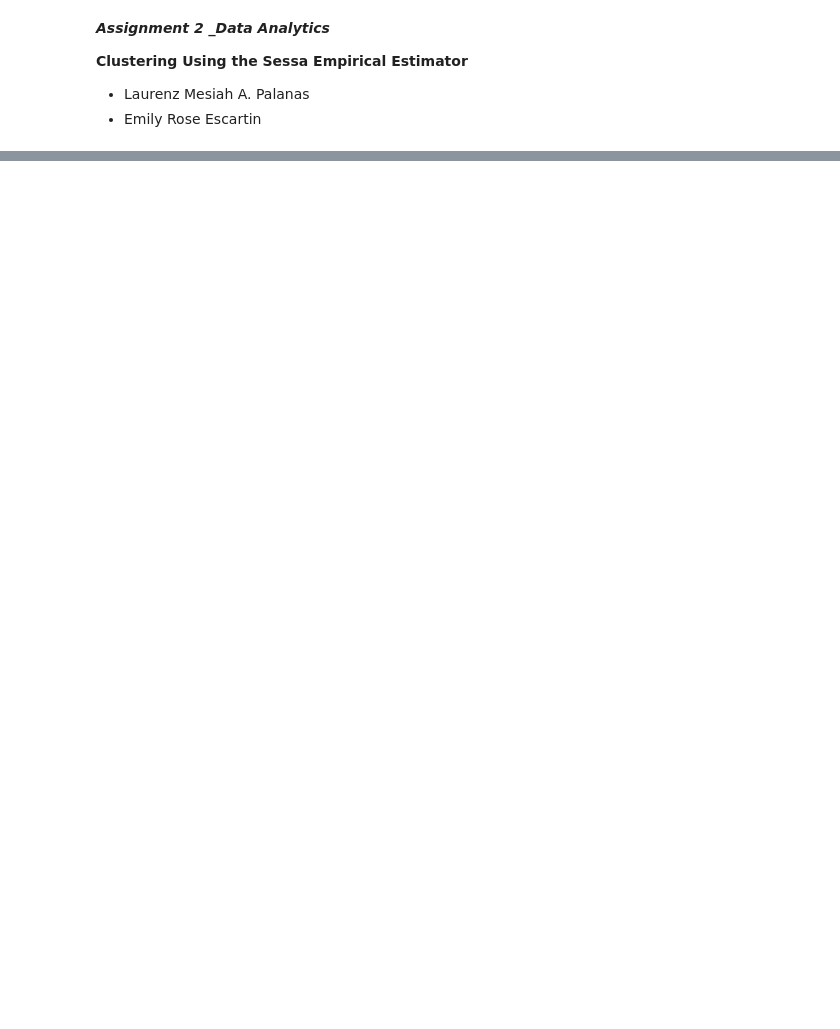
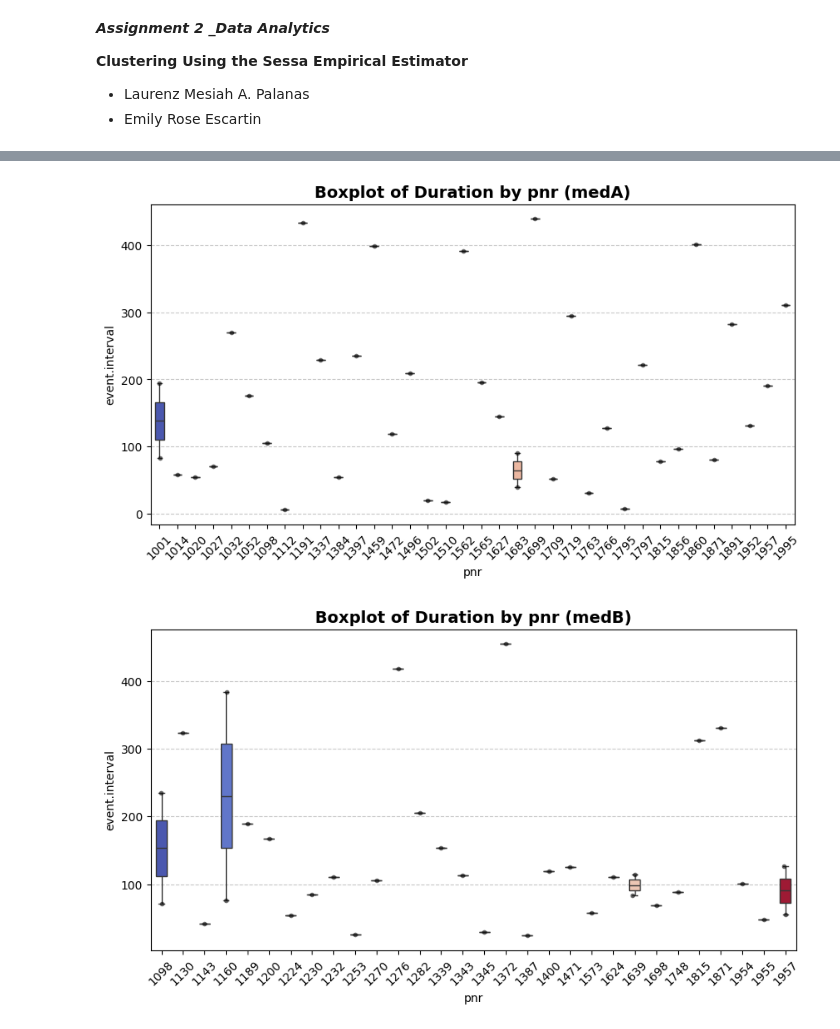
Before and after one commit to mesiahh/CLUSTERING, a Jupyter notebook: Assignment 2_Palanas, Escartin2.ipynb, the cells around one changed output, grey strips where cells are left out. Cells and saved outputs as stored; diff of their text form; code cells hidden in the pictures; blank space fills up the shorter version.

```diff
--- a/Assignment 2_Palanas, Escartin2.ipynb
+++ b/Assignment 2_Palanas, Escartin2.ipynb
@@ -95,0 +315,29 @@ def plot_ecdf(data):
+# %%
+def preprocess_data(data, column):
+    """Convert column to numeric and drop NaN values."""
+    data[column] = pd.to_numeric(data[column], errors='coerce')
+    return data.dropna(subset=[column])
+
+def plot_boxplot(data, x_col, y_col, title):
+    """Generate a clean and visually appealing boxplot with a stripplot overlay."""
+    plt.figure(figsize=(10, 5))
+
+    sns.boxplot(data=data, x=x_col, y=y_col, hue=x_col, width=0.5, showfliers=False, palette='coolwarm', legend=False)
+    sns.stripplot(data=data, x=x_col, y=y_col, size=4, jitter=True, color='black', alpha=0.6, edgecolor='black')
+
+    plt.title(title, fontsize=14, fontweight='bold')
+    plt.xticks(rotation=45, fontsize=10)
+    plt.yticks(fontsize=10)
+    plt.grid(axis='y', linestyle='--', alpha=0.7)
+    plt.show()
+
+# Preprocess data
+filtered_data_medA = preprocess_data(filtered_data_medA, 'event.interval')
+filtered_data_medB = preprocess_data(filtered_data_medB, 'event.interval')
+
+# Plot boxplots
+plot_boxplot(filtered_data_medA, 'pnr', 'event.interval', 'Boxplot of Duration by pnr (medA)')
+plot_boxplot(filtered_data_medB, 'pnr', 'event.interval', 'Boxplot of Duration by pnr (medB)')
+# %% [output]
+[figure, added]
+[figure, added]
```
Also changed, not shown: parts of 24 cells of this notebook, 3 other files.
